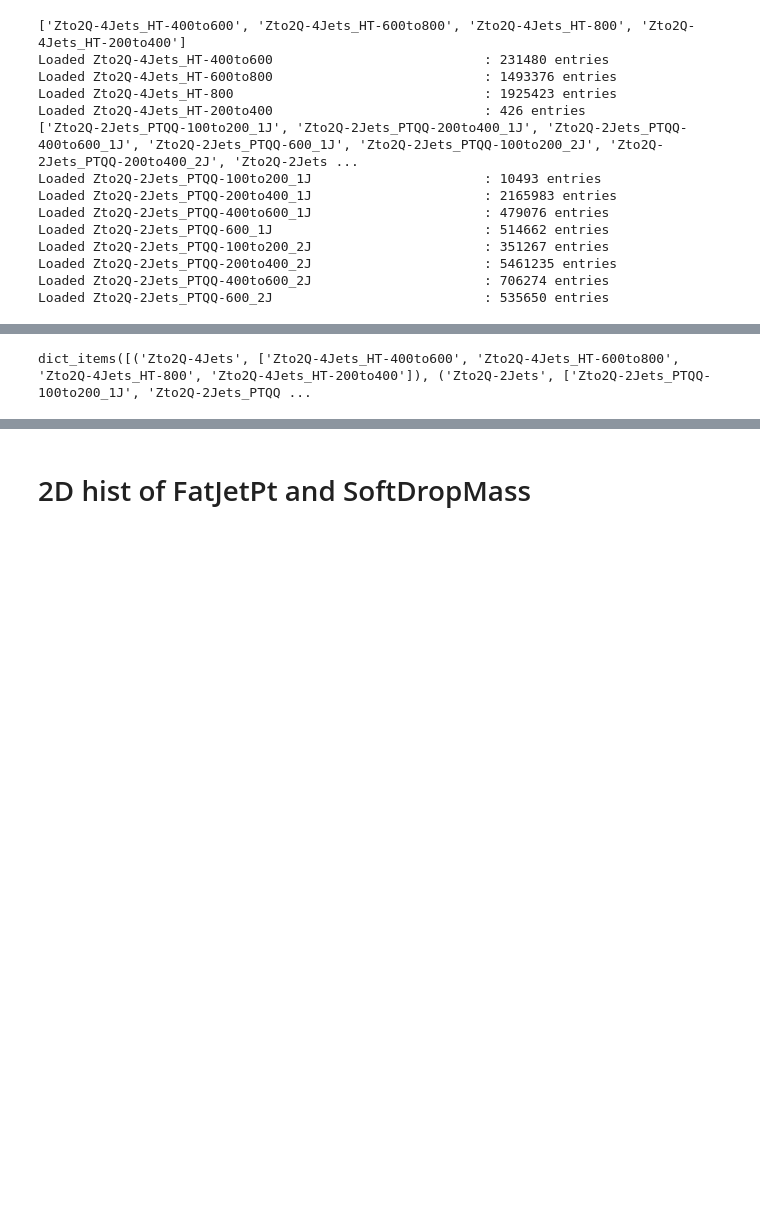
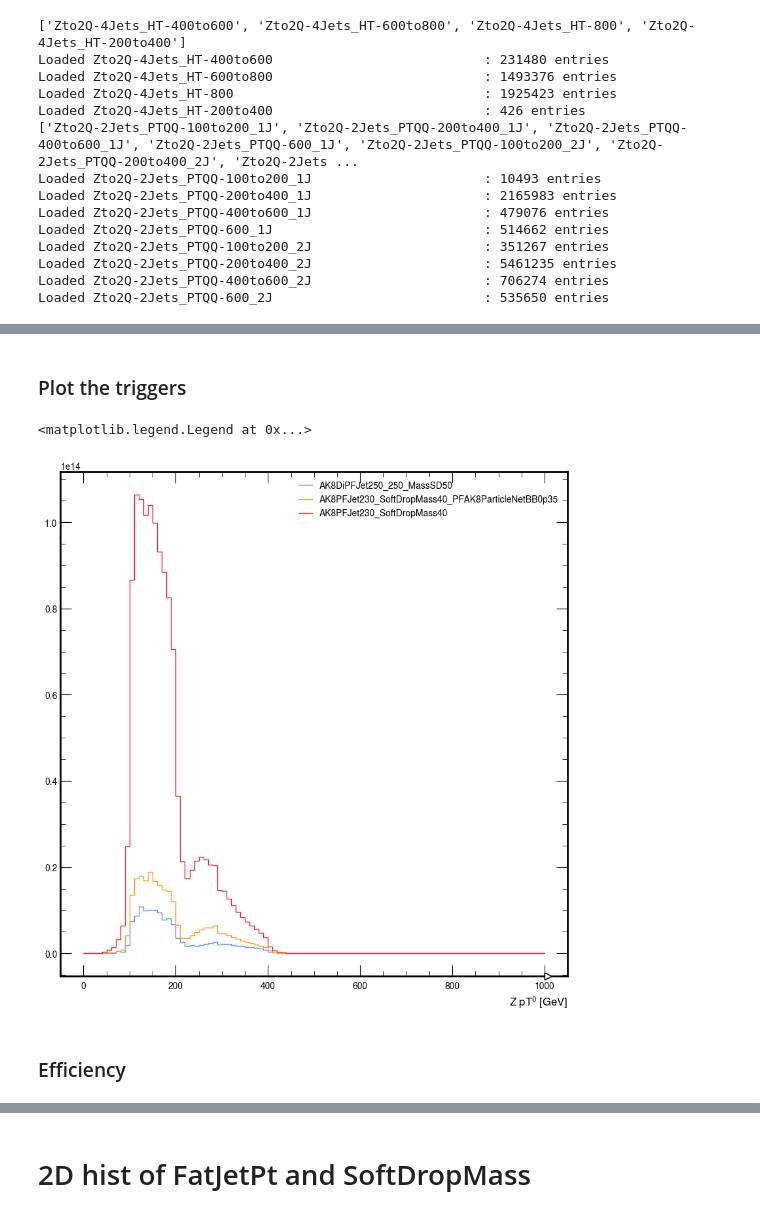
Before and after one commit to gabihamilton/genZ, a Jupyter notebook: trigger_signal.ipynb, the cells around one changed output, grey strips where cells are left out. Drawn from its saved outputs; the diff is of its cells as text; code cells hidden in the pictures; blank space fills up the shorter version.

```diff
--- a/trigger_signal.ipynb
+++ b/trigger_signal.ipynb
@@ -379,7 +275,19 @@ plot_den(hpt_z, output_dir, var="zpt")
-# %%
-print(samples.items())
-# %% [output]
-dict_items([('Zto2Q-4Jets', ['Zto2Q-4Jets_HT-400to600', 'Zto2Q-4Jets_HT-600to800', 'Zto2Q-4Jets_HT-800', 'Zto2Q-4Jets_HT-200to400']), ('Zto2Q-2Jets', ['Zto2Q-2Jets_PTQQ-100to200_1J', 'Zto2Q-2Jets_PTQQ ...
+# %% [markdown]
+### Plot the triggers
+# %%
+# comparing the triggers
+fig, ax = plt.subplots()
+for trigger_title, (triggers, trigger_label) in trigger_dict.items():
+    for hlt in triggers:
+        hep.histplot(hpt_z[{"cat": hlt, "sample_name": "Zto2Q-2Jets", "process_name": "Zto2Q-2Jets"}], ax=ax, label=hlt)
+    #hep.histplot(hpt_z[{"cat": trigger_title, "sample_name": "Zto2Q-2Jets", "process_name": "Zto2Q-2Jets"}], ax=ax, label=trigger_title)
+
+ax.legend()
+# %% [output]
+<matplotlib.legend.Legend at 0x...>
+[figure, added]
+# %% [markdown]
+### Efficiency
 # %%
 import matplotlib.pyplot as plt
 
```
Also changed, not shown: parts of 18 cells of this notebook.
